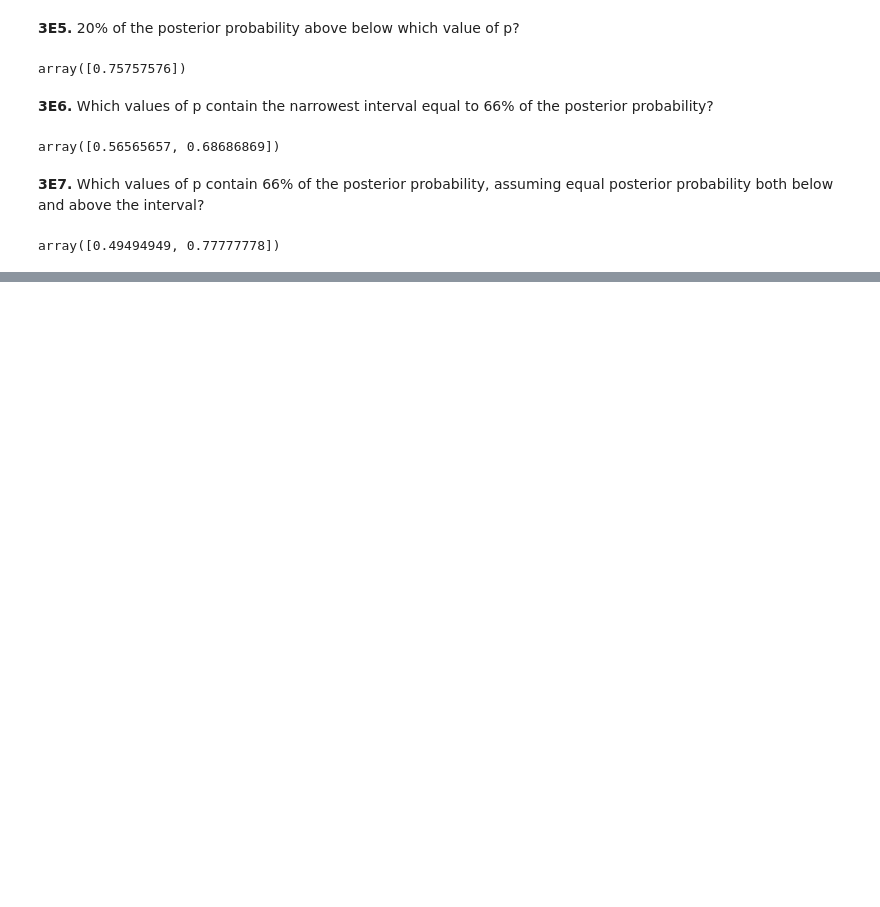
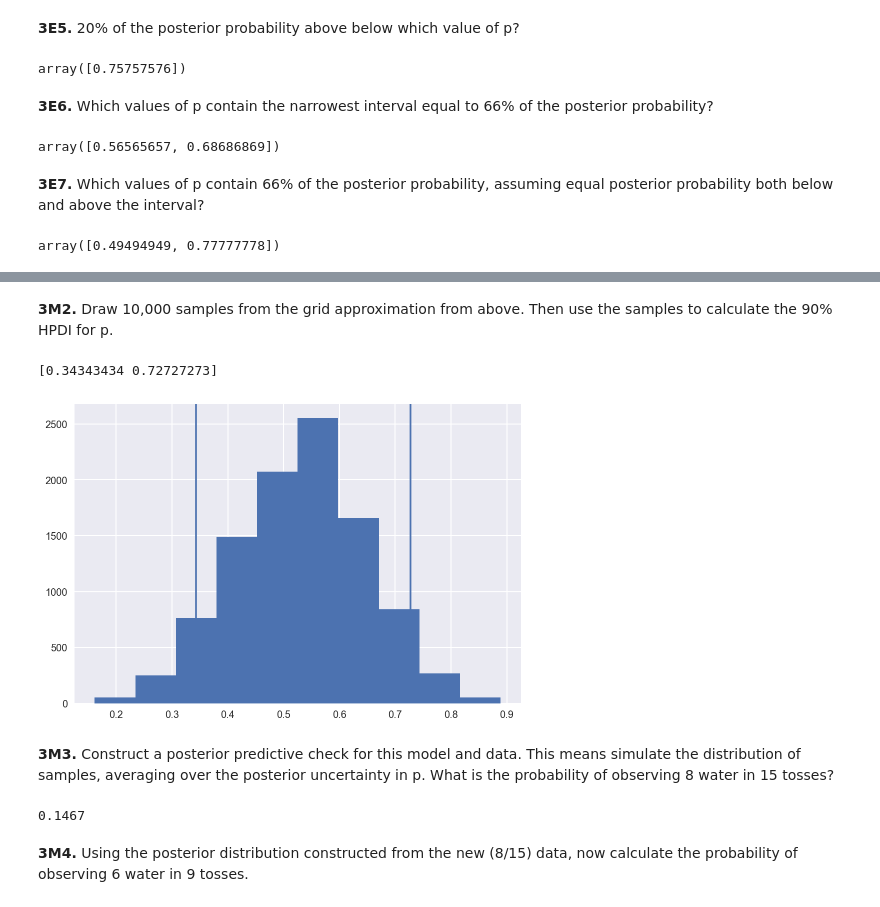
Before and after one commit to pan-alex/resources, a Jupyter notebook: Rethinking/Chp_03.ipynb, the cells around one changed output, grey strips where cells are left out. Drawn from its saved outputs; the diff is of its cells as text; code cells hidden in the pictures; blank space fills up the shorter version.

```diff
--- a/Rethinking/Chp_03.ipynb
+++ b/Rethinking/Chp_03.ipynb
@@ -298,0 +340,28 @@ array([0.49494949, 0.77777778])
+# %% [markdown]
+**3M2.** Draw 10,000 samples from the grid approximation from above. Then use the samples to calculate the 90% HPDI for p.
+# %%
+sample_posterior = np.random.choice(p_grid, p=posterior, size=10000, replace=True)
+
+hpdi_90 = pm.hpd(sample_posterior, alpha=0.1)
+
+plt.hist(sample_posterior)
+plt.axvline(hpdi_90[0])
+plt.axvline(hpdi_90[1])
+
+print(hpdi_90)
+# %% [output]
+[0.34343434 0.72727273]
+[figure, added]
+# %% [markdown]
+**3M3.** Construct a posterior predictive check for this model and data. This means simulate the distribution of samples, averaging over the posterior uncertainty in p. What is the probability of observing 8 water in 15 tosses?
+# %%
+# Generate some dummy data with the binomial likelihood function
+dummy_data = stats.binom.rvs(15, p=sample_posterior, size = 10000)
+
+prob_of_8 = sum(dummy_data == 8) / len(dummy_data)
+
+print(prob_of_8)
+# %% [output]
+0.1467
+# %% [markdown]
+**3M4.** Using the posterior distribution constructed from the new (8/15) data, now calculate the probability of observing 6 water in 9 tosses.
```
Also changed, not shown: parts of 54 cells of this notebook.
